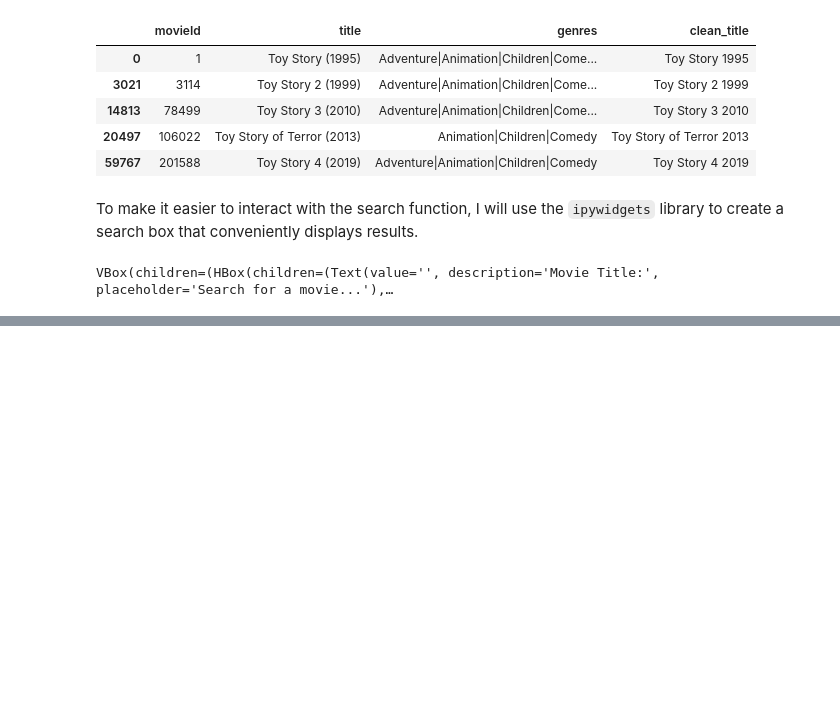
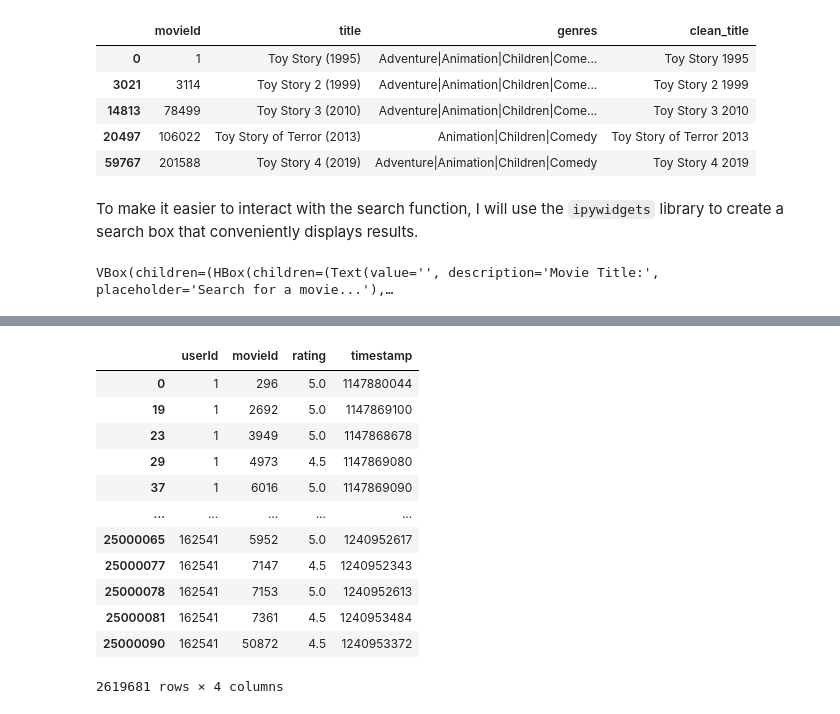
Before and after one commit to gsingh003/movie-recommendation-system, a Jupyter notebook: program.ipynb, the cells around one changed output, grey strips where cells are left out. Cells and saved outputs as stored; diff of their text form; code cells hidden in the pictures; blank space fills up the shorter version.

```diff
--- a/program.ipynb
+++ b/program.ipynb
@@ -176,0 +179,3 @@ VBox(children=(HBox(children=(Text(value='', description='Movie Title:', placeho
+# %%
+ratings = pd.read_csv('data/ratings.csv')
+ratings.head(10)
@@ -176,0 +196,4 @@ VBox(children=(HBox(children=(Text(value='', description='Movie Title:', placeho
+# %%
+movie_id = 1
+similar_users = ratings[(ratings["movieId"] == movie_id) & (ratings['rating'] >= 4)]["userId"].unique()
+similar_users
@@ -176,0 +203,4 @@ VBox(children=(HBox(children=(Text(value='', description='Movie Title:', placeho
+# %%
+# now that we found all the users who also liked the movie with id = 1, it becomes easier to find the other movies they liked.
+similar_user_recs = ratings[(ratings['userId'].isin(similar_users)) & (ratings['rating'] >= 4)]['movieId']
+similar_user_recs
@@ -176,0 +238,4 @@ VBox(children=(HBox(children=(Text(value='', description='Movie Title:', placeho
+# %%
+similar_user_recs = similar_user_recs.value_counts() / len(similar_users)
+similar_user_recs = similar_user_recs[similar_user_recs > .1]
+similar_user_recs
@@ -176,0 +258,18 @@ VBox(children=(HBox(children=(Text(value='', description='Movie Title:', placeho
+# %%
+# find all users who rated a movie highly that is in our set of recommended movies
+all_users = ratings[(ratings['movieId'].isin(similar_user_recs.index)) & (ratings['rating'] > 4)]
+all_users
+# %% [output]
+|  | userId | movieId | rating | timestamp |
+| 0 | 1 | 296 | 5.0 | 1147880044 |
+| 19 | 1 | 2692 | 5.0 | 1147869100 |
+| 23 | 1 | 3949 | 5.0 | 1147868678 |
+| 29 | 1 | 4973 | 4.5 | 1147869080 |
+| 37 | 1 | 6016 | 5.0 | 1147869090 |
+| ... | ... | ... | ... | ... |
+| 25000065 | 162541 | 5952 | 5.0 | 1240952617 |
+| 25000077 | 162541 | 7147 | 4.5 | 1240952343 |
+| 25000078 | 162541 | 7153 | 5.0 | 1240952613 |
+| 25000081 | 162541 | 7361 | 4.5 | 1240953484 |
+| 25000090 | 162541 | 50872 | 4.5 | 1240953372 |
+2619681 rows × 4 columns
```
Also changed, not shown: parts of 16 cells of this notebook.
